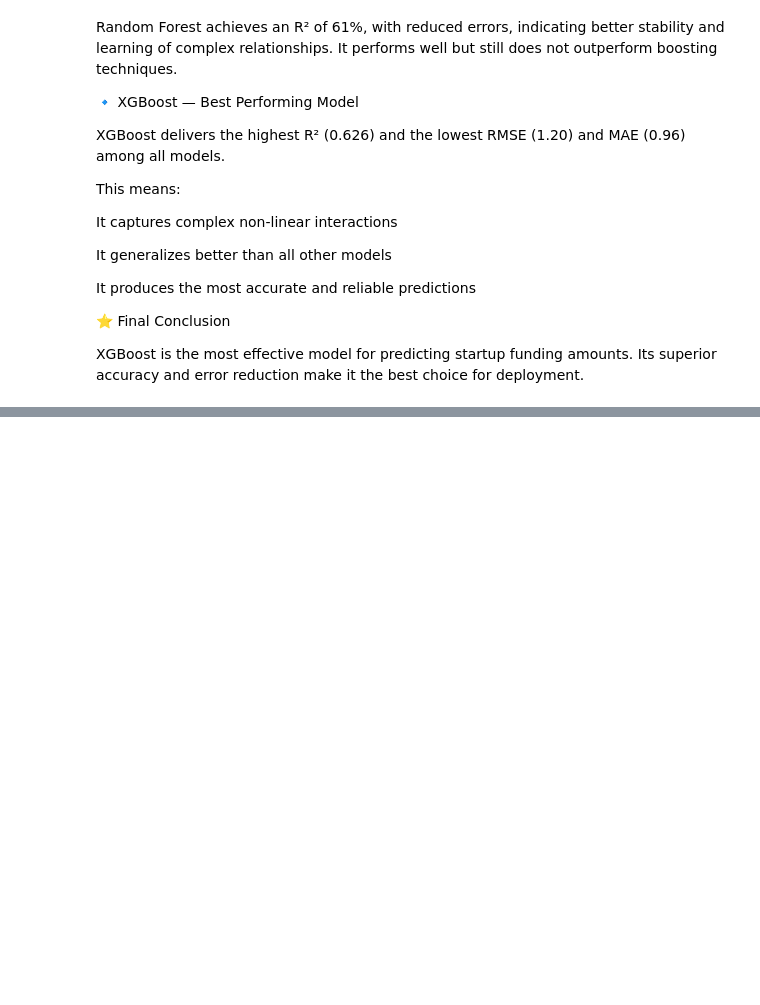
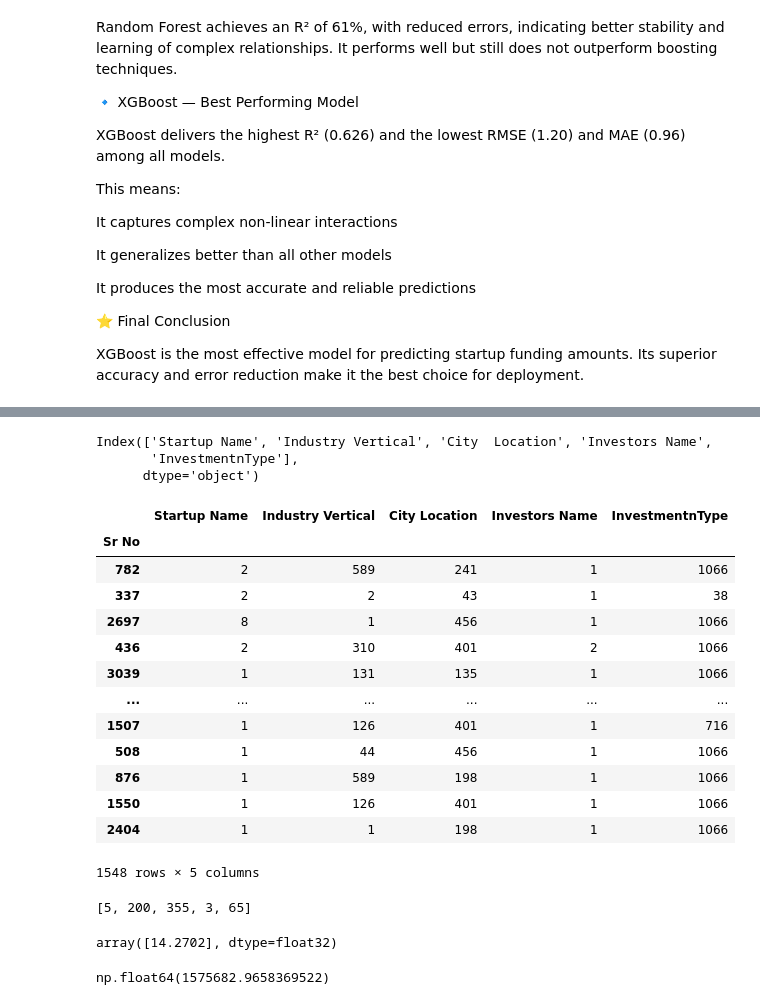
Before and after one commit to Nidhim-Soni/STARTUP-FUNDING, a Jupyter notebook: Startup.ipynb, the cells around one changed output, grey strips where cells are left out. Saved outputs shown, nothing was run; the diff lists cells and outputs as text; code cells hidden in the pictures; blank space fills up the shorter version.

```diff
--- a/Startup.ipynb
+++ b/Startup.ipynb
@@ -900,0 +902,4 @@ Its superior accuracy and error reduction make it the best choice for deployment
+# %%
+final_xgb =XGBRegressor(**best_params_xgb)
+# %%
+final_xgb.fit(x_train,y_train)
@@ -900,0 +937,25 @@ Its superior accuracy and error reduction make it the best choice for deployment
+# %%
+# Lets check how our model predicts
+
+x_train.columns
+# %% [output]
+Index(['Startup Name', 'Industry Vertical', 'City  Location', 'Investors Name',
+       'InvestmentnType'],
+      dtype='object')
+# %%
+x_train
+# %% [output]
+|  | Startup Name | Industry Vertical | City Location | Investors Name | InvestmentnType |
+| Sr No |  |  |  |  |  |
+| 782 | 2 | 589 | 241 | 1 | 1066 |
+| 337 | 2 | 2 | 43 | 1 | 38 |
+| 2697 | 8 | 1 | 456 | 1 | 1066 |
+| 436 | 2 | 310 | 401 | 2 | 1066 |
+| 3039 | 1 | 131 | 135 | 1 | 1066 |
+| ... | ... | ... | ... | ... | ... |
+| 1507 | 1 | 126 | 401 | 1 | 716 |
+| 508 | 1 | 44 | 456 | 1 | 1066 |
+| 876 | 1 | 589 | 198 | 1 | 1066 |
+| 1550 | 1 | 126 | 401 | 1 | 1066 |
+| 2404 | 1 | 1 | 198 | 1 | 1066 |
+1548 rows × 5 columns
@@ -900,0 +968,9 @@ Its superior accuracy and error reduction make it the best choice for deployment
+# %%
+input_list = [startup_name,industry_vertical,City_loaction,inverstor_name,invest_type]
+input_list
+# %% [output]
+[5, 200, 355, 3, 65]
+# %%
+final_xgb.predict([input_list])
+# %% [output]
+array([14.2702], dtype=float32)
@@ -900,0 +980,4 @@ Its superior accuracy and error reduction make it the best choice for deployment
+# %%
+actual_amount
+# %% [output]
+np.float64(1575682.9658369522)
```
Also changed, not shown: parts of 17 cells of this notebook, 4 other files.
